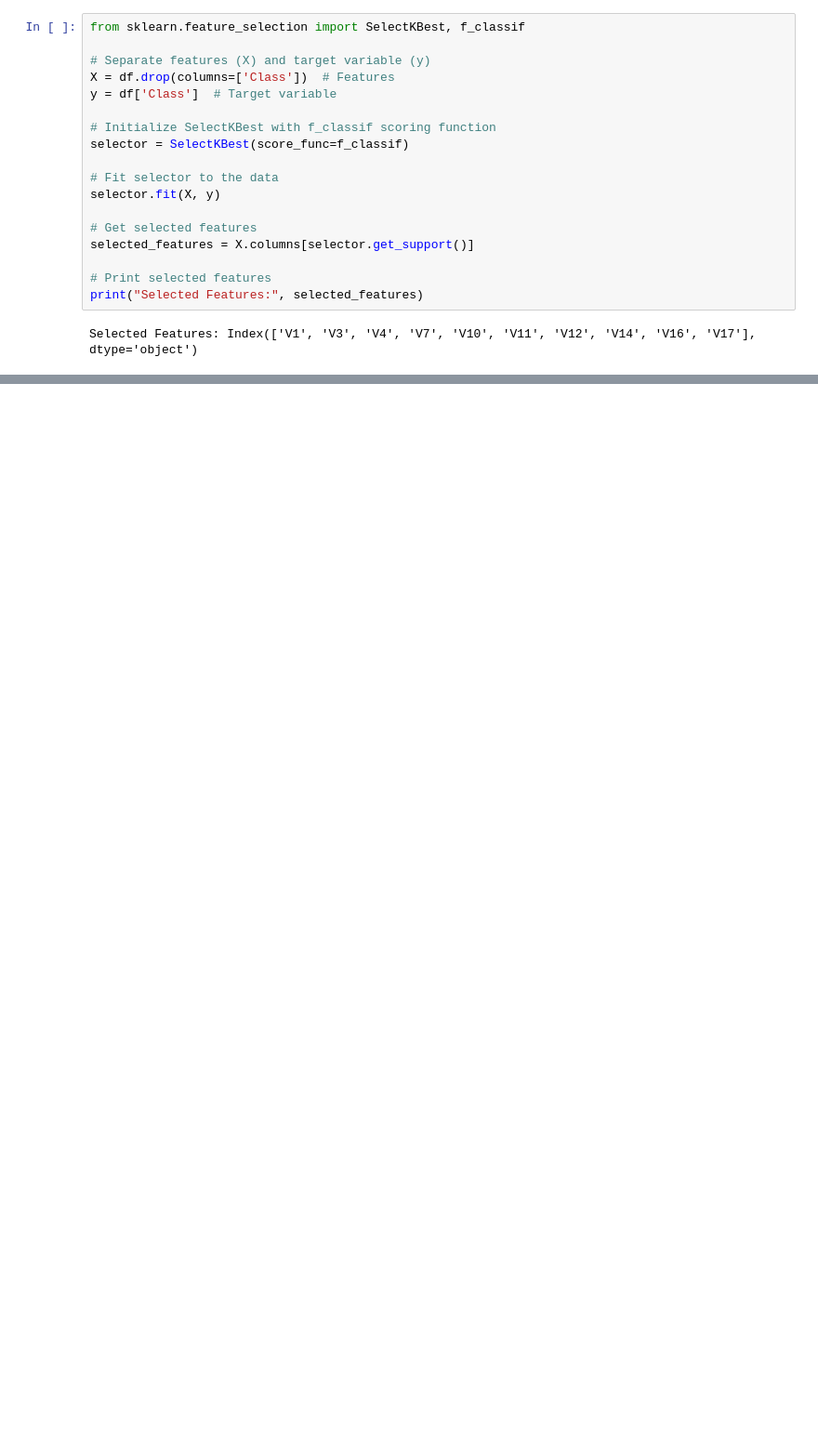
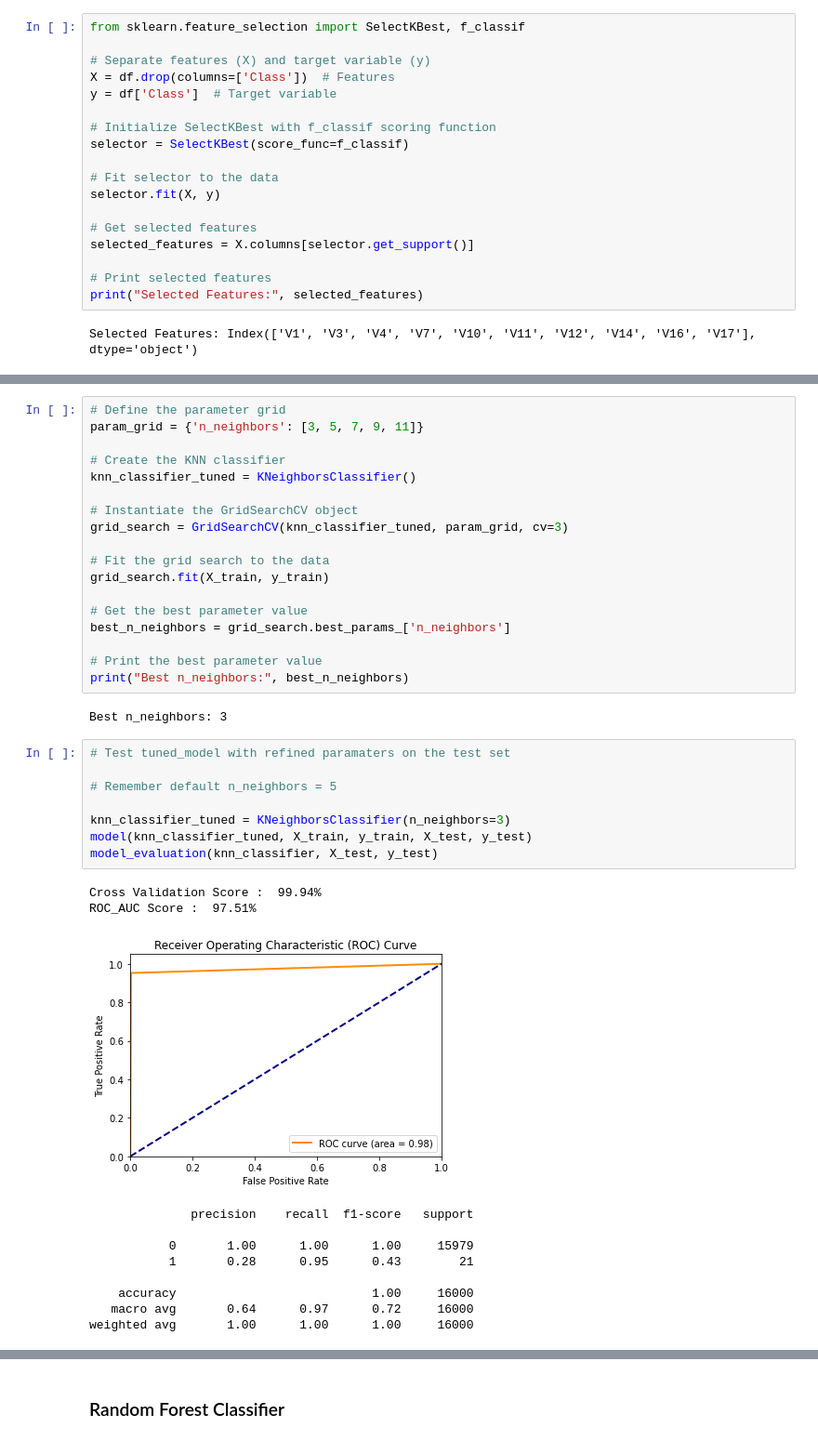
Before and after one commit to WanjaoColins/Machine-Learning-for-Credit-Card-Fraud-Detection, a Jupyter notebook: notebook.ipynb, the cells around one changed output, grey strips where cells are left out. Shown at 93% size. Saved outputs shown, nothing was run; the diff lists cells and outputs as text; blank space fills up the shorter version.

```diff
--- a/notebook.ipynb
+++ b/notebook.ipynb
@@ -159,0 +414,40 @@ Selected Features: Index(['V1', 'V3', 'V4', 'V7', 'V10', 'V11', 'V12', 'V14', 'V
+# %%
+# Define the parameter grid
+param_grid = {'n_neighbors': [3, 5, 7, 9, 11]}
+
+# Create the KNN classifier
+knn_classifier_tuned = KNeighborsClassifier()
+
+# Instantiate the GridSearchCV object
+grid_search = GridSearchCV(knn_classifier_tuned, param_grid, cv=3)
+
+# Fit the grid search to the data
+grid_search.fit(X_train, y_train)
+
+# Get the best parameter value
+best_n_neighbors = grid_search.best_params_['n_neighbors']
+
+# Print the best parameter value
+print("Best n_neighbors:", best_n_neighbors)
+# %% [output]
+Best n_neighbors: 3
+# %%
+# Test tuned_model with refined paramaters on the test set
+
+# Remember default n_neighbors = 5
+
+knn_classifier_tuned = KNeighborsClassifier(n_neighbors=3)
+model(knn_classifier_tuned, X_train, y_train, X_test, y_test)
+model_evaluation(knn_classifier, X_test, y_test)
+# %% [output]
+Cross Validation Score :  99.94%
+ROC_AUC Score :  97.51%
+[figure, added]
+              precision    recall  f1-score   support
+
+           0       1.00      1.00      1.00     15979
+           1       0.28      0.95      0.43        21
+
+    accuracy                           1.00     16000
+   macro avg       0.64      0.97      0.72     16000
+weighted avg       1.00      1.00      1.00     16000
@@ -159,0 +455,2 @@ Selected Features: Index(['V1', 'V3', 'V4', 'V7', 'V10', 'V11', 'V12', 'V14', 'V
+# %% [markdown]
+### Random Forest Classifier
```
Also changed, not shown: parts of 30 cells of this notebook.
